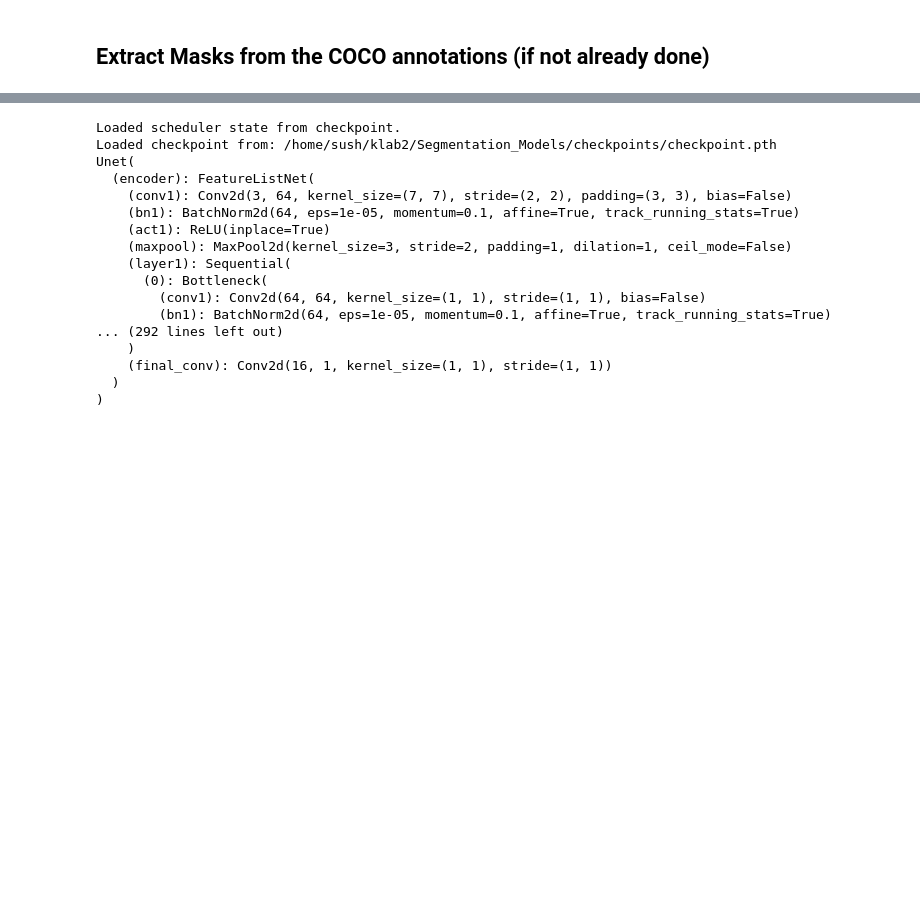
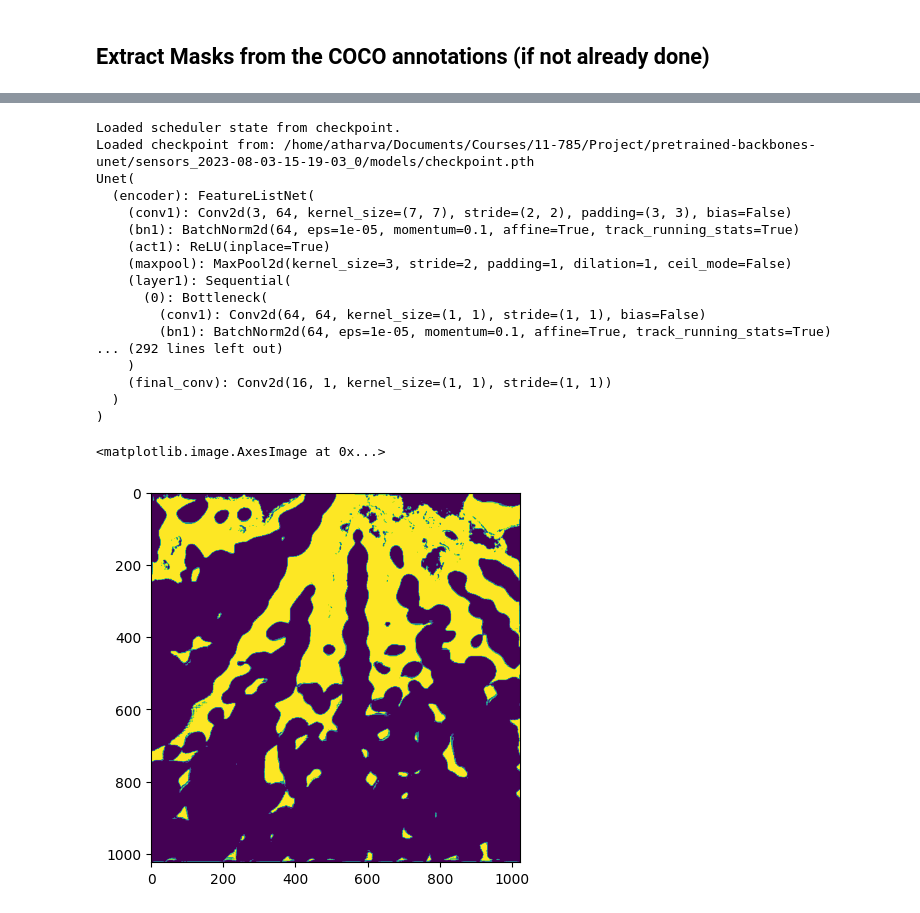
Before and after one commit to sushanthj/pretrained-backbones-unet, a Jupyter notebook: unet_with_res50_segmentation.ipynb, the cells around one changed output, grey strips where cells are left out. Drawn from its saved outputs; the diff is of its cells as text; code cells hidden in the pictures; blank space fills up the shorter version.

```diff
--- a/unet_with_res50_segmentation.ipynb
+++ b/unet_with_res50_segmentation.ipynb
@@ -119,16 +124,27 @@ normalize_transform = torchvision.transforms.Compose([
     ])
 # %%
 train_transforms = torchvision.transforms.Compose([
+    # To PIL Image
+    # torchvision.transforms.ToPILImage(),
     torchvision.transforms.RandomHorizontalFlip(0.5),
     torchvision.transforms.ColorJitter(brightness=0.16, contrast=0.15, saturation=0.1),
     torchvision.transforms.RandomRotation(18),
     torchvision.transforms.RandomAffine(degrees=0, translate=(0.1, 0.1), scale=(0.9, 1.1)),
     torchvision.transforms.RandomPerspective(distortion_scale=0.2, p=0.2),
+    torchvision.transforms.ToTensor(),
+])
+
+val_transforms = torchvision.transforms.Compose([
+    torchvision.transforms.ToTensor(),
+])
+
+test_transforms = torchvision.transforms.Compose([
+    torchvision.transforms.ToTensor(),
 ])
 
 train_dataset = SemanticSegmentationDataset(img_paths=train_img_path, mask_paths=train_mask_path, size=img_size, mode='binary', normalize=normalize_transform, transformations=train_transforms)
-val_dataset = SemanticSegmentationDataset(img_paths=val_img_path, mask_paths=val_mask_path, size=img_size, mode='binary', normalize=normalize_transform, transformations=None)
-test_dataset = SemanticSegmentationDataset(img_paths=val_img_path, mask_paths=None, size=img_size, normalize=normalize_transform, transformations=None)
+val_dataset = SemanticSegmentationDataset(img_paths=val_img_path, mask_paths=val_mask_path, size=img_size, mode='binary', normalize=normalize_transform, transformations=val_transforms)
+test_dataset = SemanticSegmentationDataset(img_paths=val_img_path, mask_paths=None, size=img_size, normalize=normalize_transform, transformations=test_transforms)
 
 temp = train_dataset.__getitem__(1)
 
@@ -206,3 +222,5 @@ checkpoint_path = '/home/sush/klab2/Segmentation_Models/checkpoints/checkpoint.p
+# %%
+checkpoint_path = '/home/atharva/Documents/Courses/11-785/Project/pretrained-backbones-unet/sensors_2023-08-03-15-19-03_0/models/checkpoint.pth'
 # %%
 params = [p for p in model.parameters() if p.requires_grad]
 optimizer = torch.optim.AdamW(params, lr=config['lr'], betas=(0.9, 0.999), weight_decay=0.05)
@@ -256,7 +288,7 @@ else:
 print(model)
 # %% [output]
 Loaded scheduler state from checkpoint.
-Loaded checkpoint from: /home/sush/klab2/Segmentation_Models/checkpoints/checkpoint.pth
+Loaded checkpoint from: /home/atharva/Documents/Courses/11-785/Project/pretrained-backbones-unet/sensors_2023-08-03-15-19-03_0/models/checkpoint.pth
 Unet(
   (encoder): FeatureListNet(
     (conv1): Conv2d(3, 64, kernel_size=(7, 7), stride=(2, 2), padding=(3, 3), bias=False)
@@ -272,3 +304,40 @@ Unet(
     (final_conv): Conv2d(16, 1, kernel_size=(1, 1), stride=(1, 1))
   )
 )
+# %%
+import cv2
+import numpy as np
+import matplotlib.pyplot as plt
+
+# Test the model
+model.eval()
+
+TEST_IMG_PATH = '/home/atharva/Documents/Courses/11-785/Project/pretrained-backbones-unet/sensors_2023-08-03-15-19-03_0/images/frame000000.png'
+
+test_img = cv2.imread(TEST_IMG_PATH)
+
+test_img = cv2.resize(test_img, (1024, 1024))
+
+test_img = test_transforms(test_img)
+
+test_img = test_img.unsqueeze(0)
+
+test_img = test_img.to(device)
+
+with torch.no_grad():
+    pred = model.predict(test_img)
+
+pred = pred.squeeze(0)
+
+pred = pred.squeeze(0)
+
+pred = pred.cpu().numpy()
+
+pred = np.where(pred > 0.5, 1, 0)
+
+pred = pred.astype(np.uint8)
+
+plt.imshow(pred)
+# %% [output]
+<matplotlib.image.AxesImage at 0x...>
+[figure, added]
```
Also changed, not shown: parts of 7 cells of this notebook, 2 other files.
